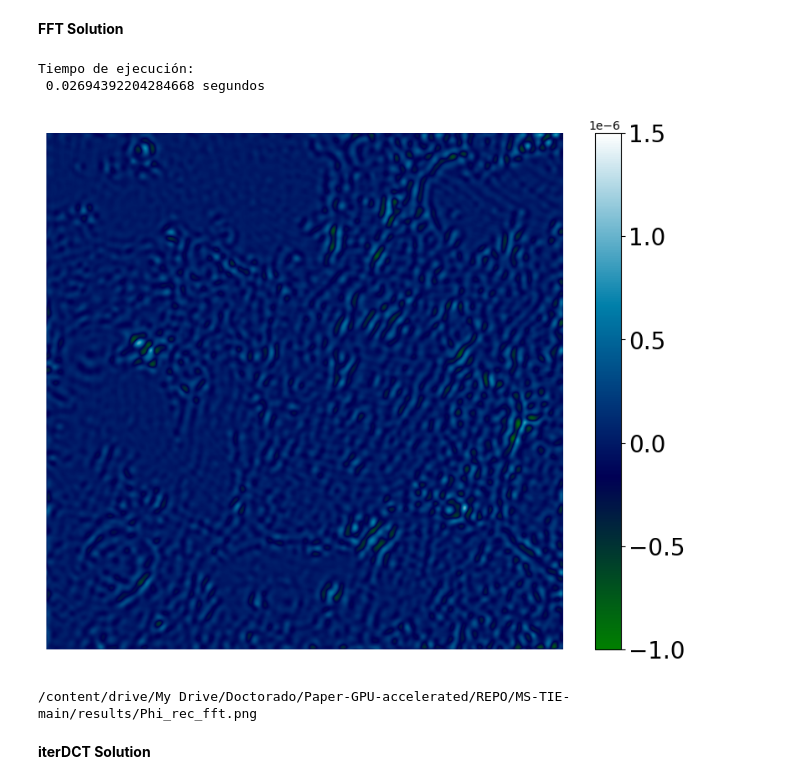
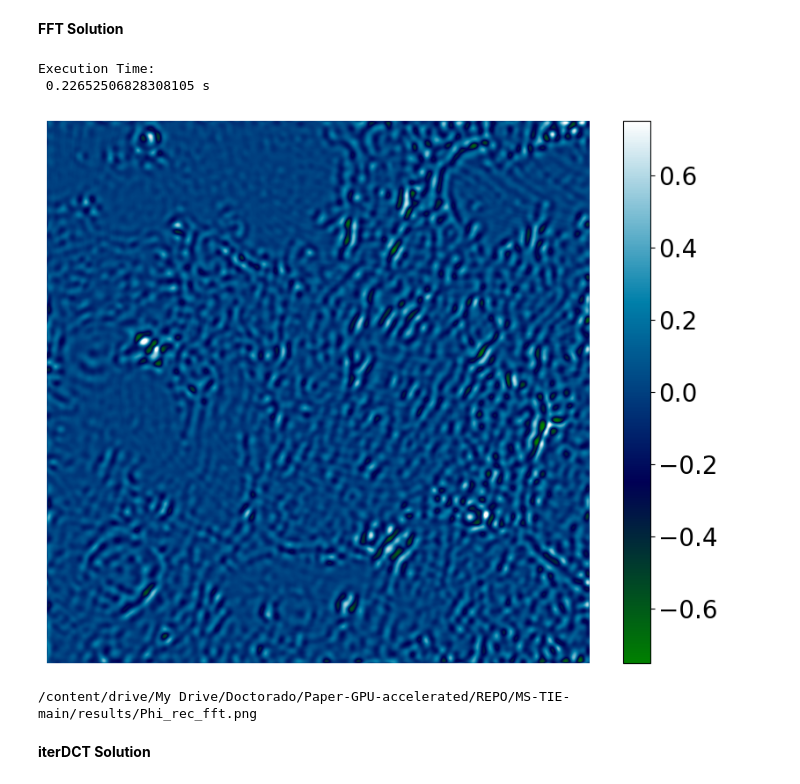
Before and after one commit to alecoso/MS-TIE, a Jupyter notebook: src/MS_TIE-Experiments.ipynb, the cells around one changed output. Drawn from its saved outputs; the diff is of its cells as text; code cells hidden in the pictures.

```diff
--- a/src/MS_TIE-Experiments.ipynb
+++ b/src/MS_TIE-Experiments.ipynb
@@ -470,7 +470,7 @@ ITER = 100
 # Parámetros
 dz = 10e-6
 pixelsize = 2e-6
-lambda_ = 550-9
+lambda_ = 550e-9
 k = 2 * cp.pi / lambda_
 r = 1e-2
 IntThr = 0.01
@@ -503,28 +507,28 @@ plt.show()
 # %%
 
 
 start_time = time.time()
 
-Phi_rec_fft, RMSE_fft, Time_fft = TIE_FFT_solution(1000*dIdz.copy(), I0.copy(), pixelsize, k, r, IntThr)
+Phi_rec_fft, RMSE_fft, Time_fft = TIE_FFT_solution(dIdz.copy(), I0.copy(), pixelsize, k, r, IntThr)
 end_time = time.time()
 execution_time_fft = end_time - start_time
 print(f"Execution Time: \n {execution_time_fft} s")
 
 
 plt.figure(figsize=(10, 8))
-plt.imshow(Phi_rec_fft.get(), cmap='ocean', vmin = -1e-6, vmax = 1.5e-6)
+plt.imshow(Phi_rec_fft.get(), cmap='ocean', vmin = -0.75, vmax = 0.75)
 plt.axis('off')  # Eliminar los valores de los ejes
 cbar = plt.colorbar()
 cbar.ax.tick_params(labelsize=20)  # Ajusta el tamaño de las etiquetas
 save_path = os.path.join( path_base, 'Phi_rec_fft.png')
 plt.savefig(save_path, bbox_inches='tight')
 plt.show()
 
 print(save_path)
 # %% [output]
-Tiempo de ejecución:
- 0.02694392204284668 segundos
+Execution Time:
+ 0.22652506828308105 s
-[figure, old version]
+[figure, new version]
 /content/drive/My Drive/Doctorado/Paper-GPU-accelerated/REPO/MS-TIE-main/results/Phi_rec_fft.png
 # %% [markdown]
 **iterDCT Solution**
```
Also changed, not shown: parts of 6 cells of this notebook.
